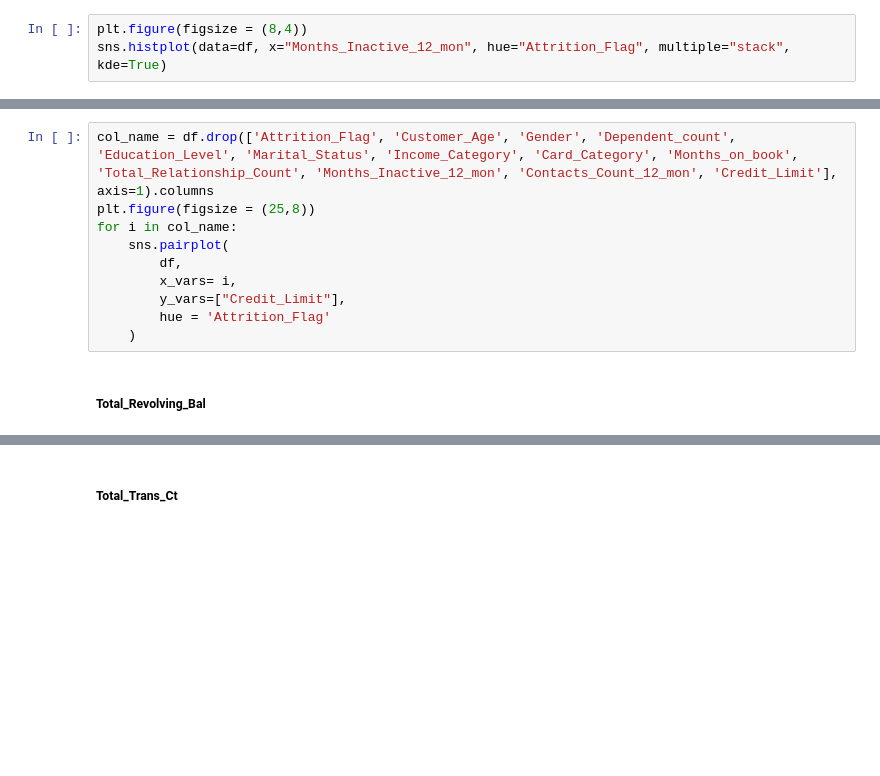
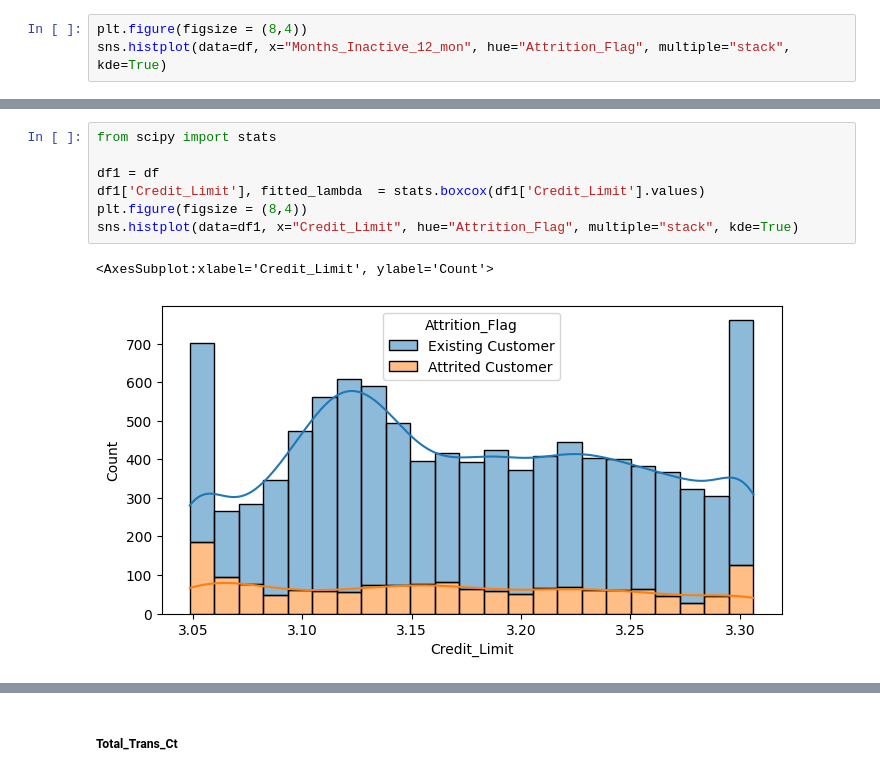
Before and after one commit to thanachart29/Machine-Learning-Class, a Jupyter notebook: hw1/hw1.ipynb, the cells around one changed output, grey strips where cells are left out. Cells and saved outputs as stored; diff of their text form; blank space fills up the shorter version.

```diff
--- a/hw1/hw1.ipynb
+++ b/hw1/hw1.ipynb
@@ -291,12 +255,10 @@ sns.histplot(data=df, x="Credit_Limit", hue="Attrition_Flag", multiple="stack",
-# %%
-col_name = df.drop(['Attrition_Flag', 'Customer_Age', 'Gender', 'Dependent_count', 'Education_Level', 'Marital_Status', 'Income_Category', 'Card_Category', 'Months_on_book', 'Total_Relationship_Count', 'Months_Inactive_12_mon', 'Contacts_Count_12_mon', 'Credit_Limit'], axis=1).columns
-plt.figure(figsize = (25,8))
-for i in col_name:
-    sns.pairplot(
-        df,
-        x_vars= i,
-        y_vars=["Credit_Limit"],
-        hue = 'Attrition_Flag'
-    )
-# %% [markdown]
-##### Total_Revolving_Bal
+# %%
+from scipy import stats
+
+df1 = df
+df1['Credit_Limit'], fitted_lambda  = stats.boxcox(df1['Credit_Limit'].values)
+plt.figure(figsize = (8,4))
+sns.histplot(data=df1, x="Credit_Limit", hue="Attrition_Flag", multiple="stack", kde=True)
+# %% [output]
+<AxesSubplot:xlabel='Credit_Limit', ylabel='Count'>
+[figure, added]
```
Also changed, not shown: parts of 74 cells of this notebook, 9 other files.
